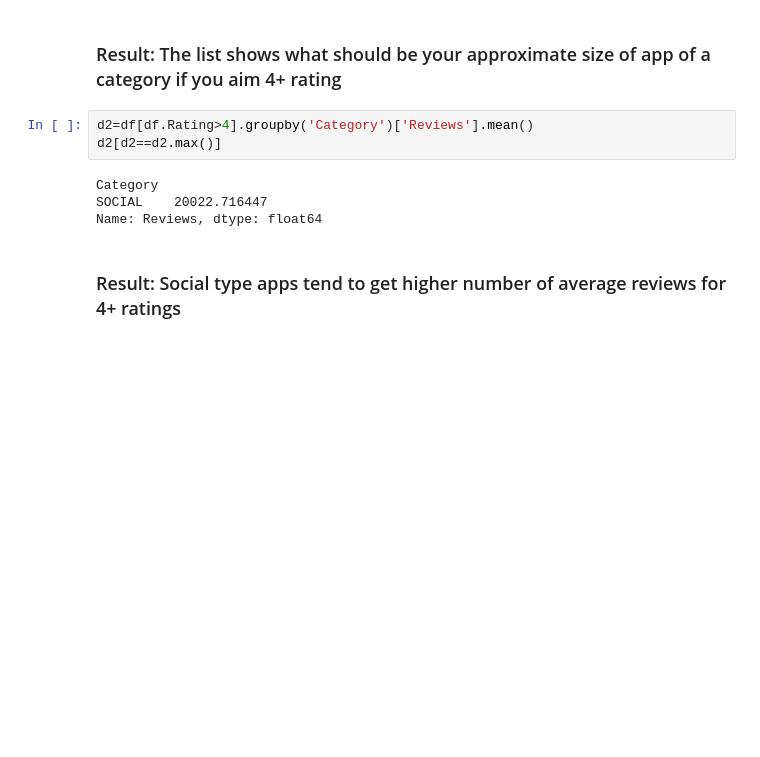
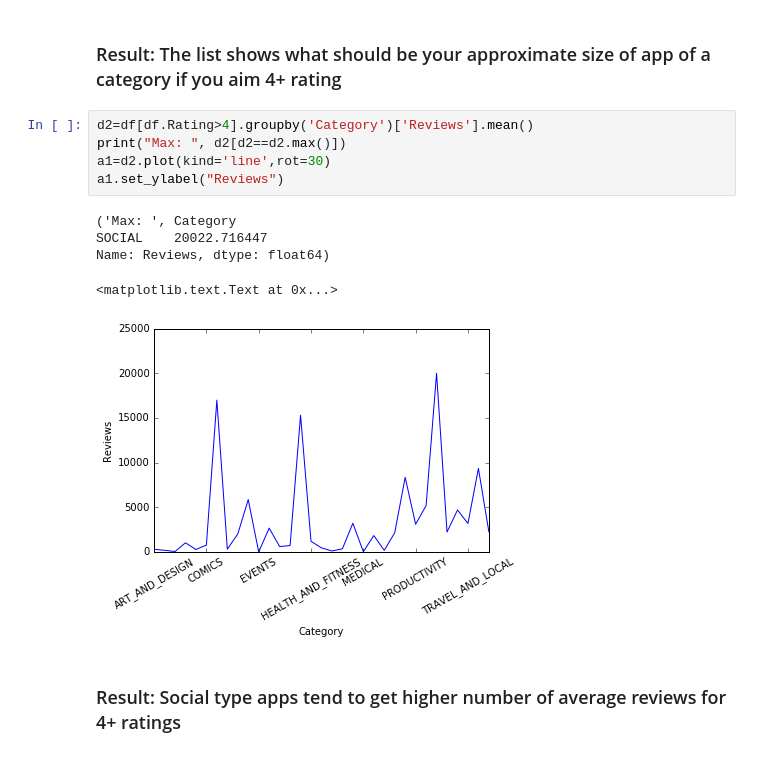
Before and after one commit to vipul5247/App-Analysis-System, a Jupyter notebook: App Analysis System CSI.ipynb, the cells around one changed output. Cells and saved outputs as stored; diff of their text form; blank space fills up the shorter version.

```diff
--- a/App Analysis System CSI.ipynb
+++ b/App Analysis System CSI.ipynb
@@ -417,11 +421,15 @@ dbb
 ### Result: The list shows what should be your approximate size  of app of a category if you aim 4+ rating
 # %%
 d2=df[df.Rating>4].groupby('Category')['Reviews'].mean()
-d2[d2==d2.max()]
+print("Max: ", d2[d2==d2.max()])
+a1=d2.plot(kind='line',rot=30)
+a1.set_ylabel("Reviews")
 # %% [output]
-Category
+('Max: ', Category
 SOCIAL    20022.716447
-Name: Reviews, dtype: float64
+Name: Reviews, dtype: float64)
+<matplotlib.text.Text at 0x...>
+[figure, added]
 # %% [markdown]
 ### Result: Social type apps tend to get higher number of average reviews for 4+ ratings
 # %%
```
Also changed, not shown: parts of 33 cells of this notebook.
